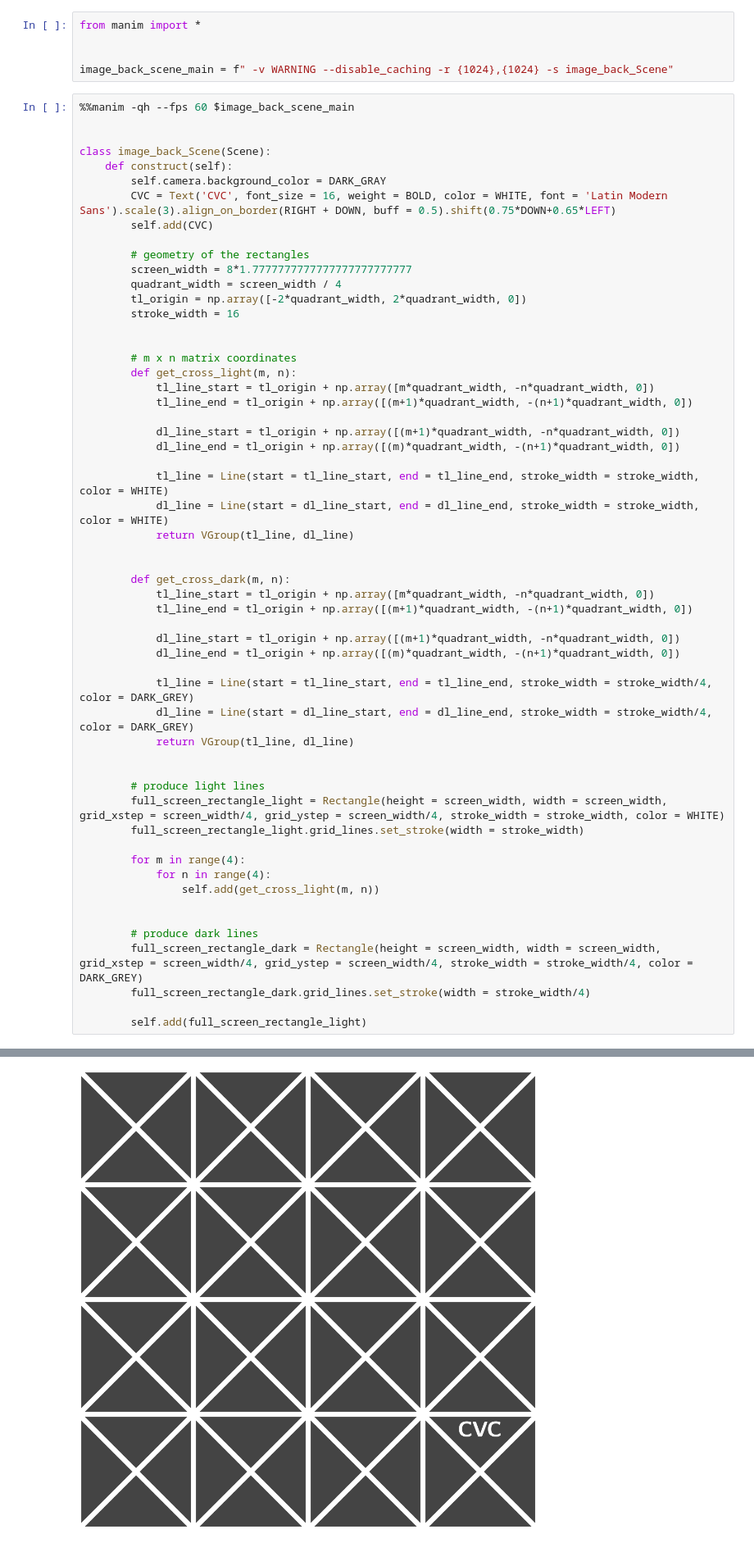
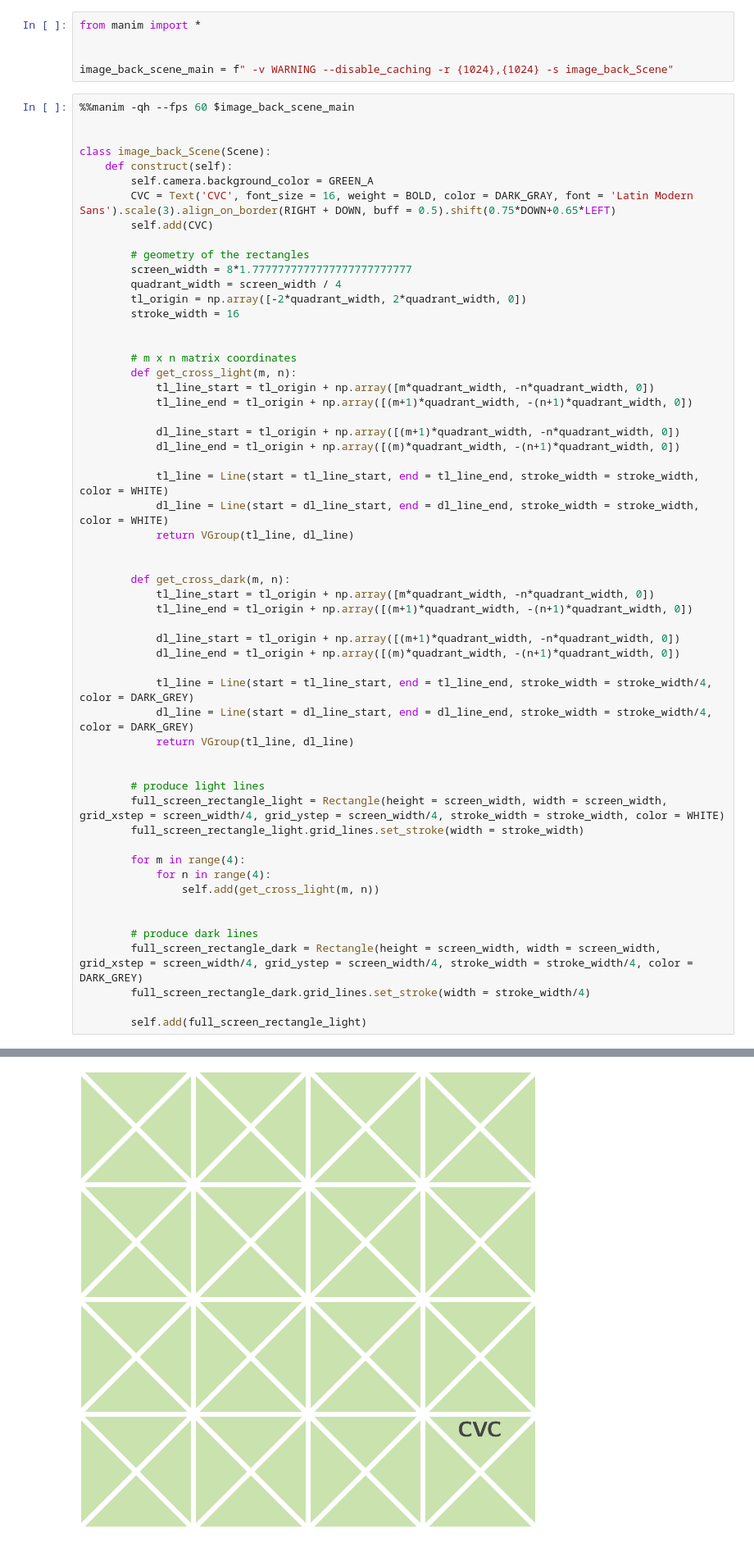
Before and after one commit to CVC97/Foldology-Image-Shuffling, a Jupyter notebook: image_back.ipynb, the cells around one changed output, grey strips where cells are left out. Shown at 82% size. Saved outputs shown, nothing was run; the diff lists cells and outputs as text.

```diff
--- a/image_back.ipynb
+++ b/image_back.ipynb
@@ -9,8 +9,8 @@ image_back_scene_main = f" -v WARNING --disable_caching -r {1024},{1024} -s imag
 
 class image_back_Scene(Scene):
     def construct(self):
-        self.camera.background_color = DARK_GRAY
-        CVC = Text('CVC', font_size = 16, weight = BOLD, color = WHITE, font = 'Latin Modern Sans').scale(3).align_on_border(RIGHT + DOWN, buff = 0.5).shift(0.75*DOWN+0.65*LEFT)
+        self.camera.background_color = GREEN_A
+        CVC = Text('CVC', font_size = 16, weight = BOLD, color = DARK_GRAY, font = 'Latin Modern Sans').scale(3).align_on_border(RIGHT + DOWN, buff = 0.5).shift(0.75*DOWN+0.65*LEFT)
         self.add(CVC)
 
         # geometry of the rectangles
@@ -34,31 +34,31 @@ class image_back_Scene(Scene):
 
 
         def get_cross_dark(m, n):
             tl_line_start = tl_origin + np.array([m*quadrant_width, -n*quadrant_width, 0])
             tl_line_end = tl_origin + np.array([(m+1)*quadrant_width, -(n+1)*quadrant_width, 0])
 
             dl_line_start = tl_origin + np.array([(m+1)*quadrant_width, -n*quadrant_width, 0])
             dl_line_end = tl_origin + np.array([(m)*quadrant_width, -(n+1)*quadrant_width, 0])
 
             tl_line = Line(start = tl_line_start, end = tl_line_end, stroke_width = stroke_width/4, color = DARK_GREY)
             dl_line = Line(start = dl_line_start, end = dl_line_end, stroke_width = stroke_width/4, color = DARK_GREY)
             return VGroup(tl_line, dl_line)
 
 
         # produce light lines
         full_screen_rectangle_light = Rectangle(height = screen_width, width = screen_width, grid_xstep = screen_width/4, grid_ystep = screen_width/4, stroke_width = stroke_width, color = WHITE)
         full_screen_rectangle_light.grid_lines.set_stroke(width = stroke_width)
 
         for m in range(4):
             for n in range(4):
                 self.add(get_cross_light(m, n))
 
 
         # produce dark lines
         full_screen_rectangle_dark = Rectangle(height = screen_width, width = screen_width, grid_xstep = screen_width/4, grid_ystep = screen_width/4, stroke_width = stroke_width/4, color = DARK_GREY)
         full_screen_rectangle_dark.grid_lines.set_stroke(width = stroke_width/4)
 
         self.add(full_screen_rectangle_light)
 # %% [output]
 Manim Community v0.19.0
-[figure, old version]
+[figure, new version]
```
Also changed, not shown: 19 other files.
